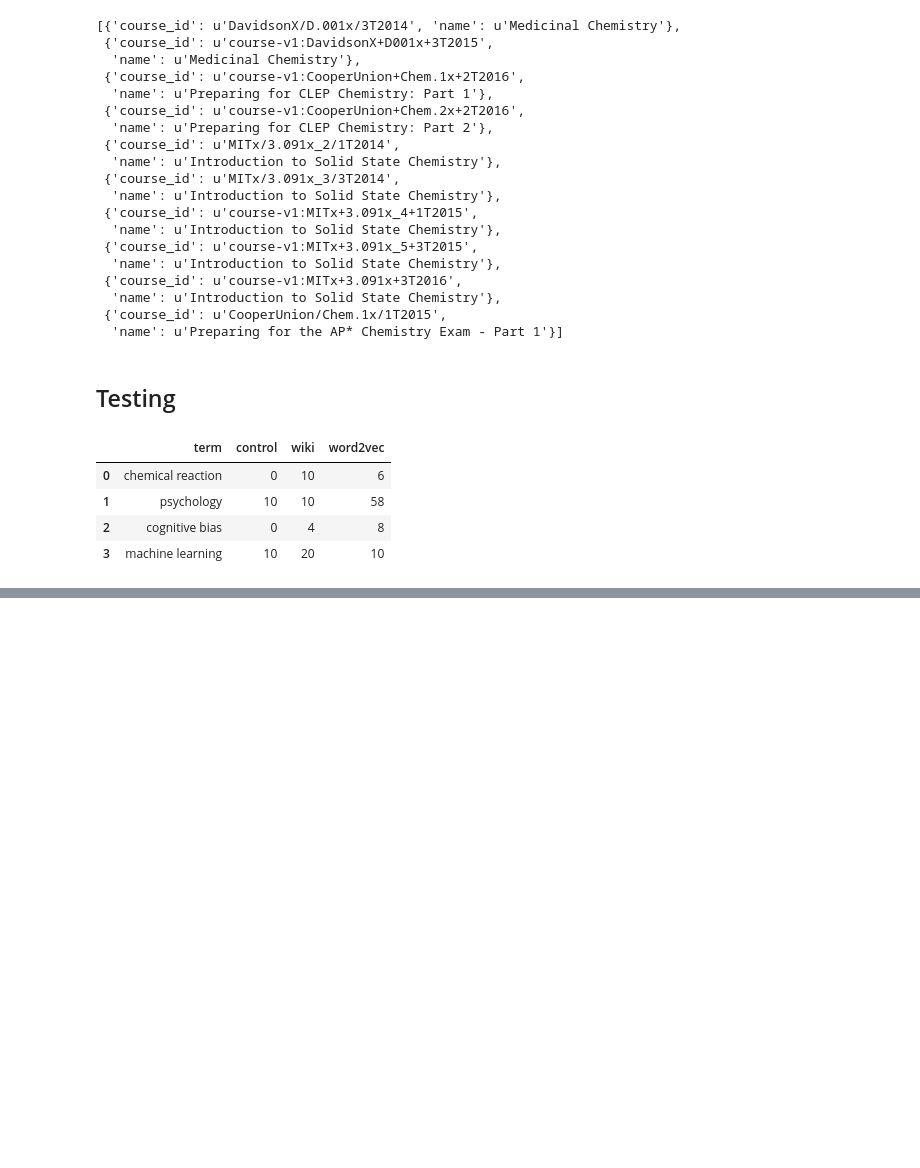
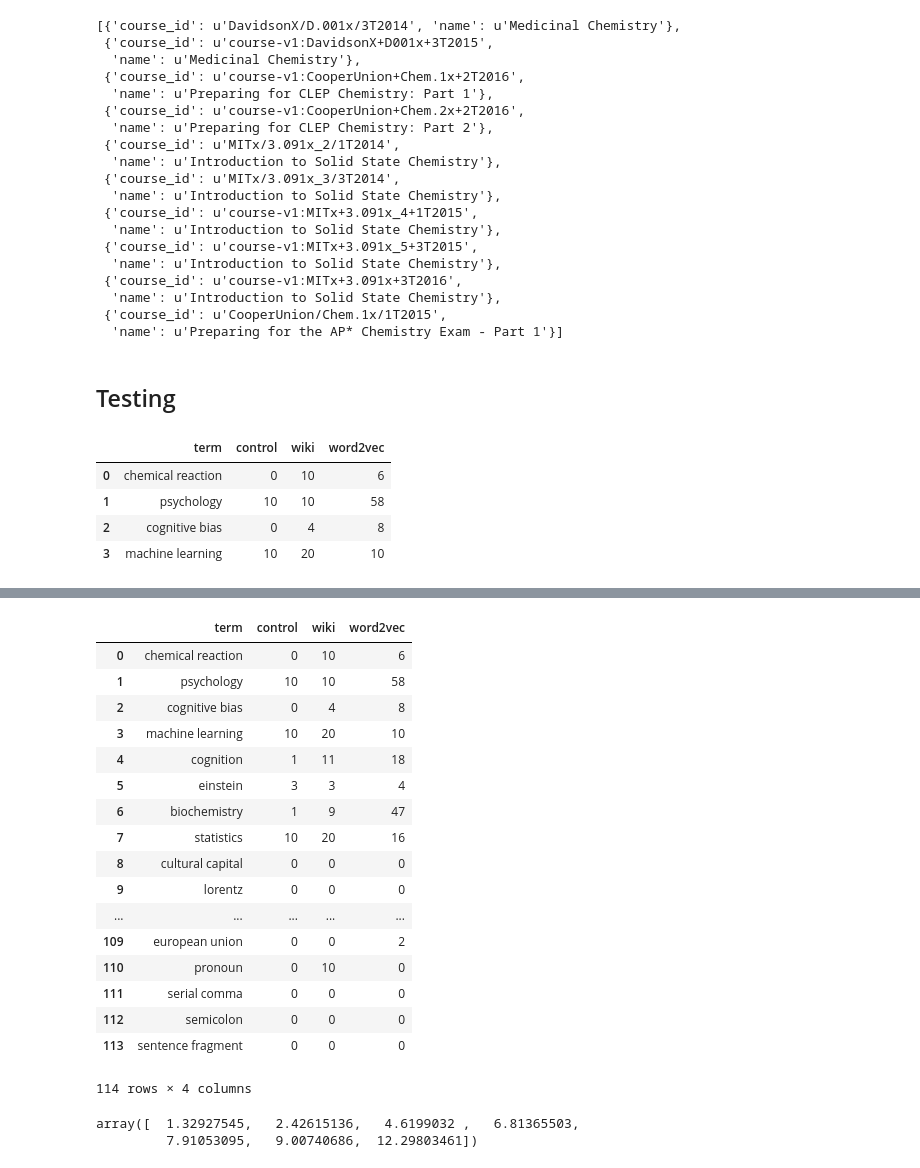
Before and after one commit to hathix/searchbetter, a Jupyter notebook: notebooks/search-engine.ipynb, the cells around one changed output, grey strips where cells are left out. Drawn from its saved outputs; the diff is of its cells as text; code cells hidden in the pictures; blank space fills up the shorter version.

```diff
--- a/notebooks/search-engine.ipynb
+++ b/notebooks/search-engine.ipynb
@@ -116,3 +117,8 @@ df
 | 1 | psychology | 10 | 10 | 58 |
 | 2 | cognitive bias | 0 | 4 | 8 |
 | 3 | machine learning | 10 | 20 | 10 |
+# %%
+with open('../test/test-search-terms/generic.txt', 'r') as f:
+    # read terms but chop the newlines
+    terms = [line.rstrip('\n') for line in f]
+    data = [stats(term) for term in terms]
@@ -118,0 +153,23 @@ df
+# %%
+df = pandas.DataFrame(columns=["term","control","wiki","word2vec"],data=data)
+# %%
+df
+# %% [output]
+|  | term | control | wiki | word2vec |
+| 0 | chemical reaction | 0 | 10 | 6 |
+| 1 | psychology | 10 | 10 | 58 |
+| 2 | cognitive bias | 0 | 4 | 8 |
+| 3 | machine learning | 10 | 20 | 10 |
+| 4 | cognition | 1 | 11 | 18 |
+| 5 | einstein | 3 | 3 | 4 |
+| 6 | biochemistry | 1 | 9 | 47 |
+| 7 | statistics | 10 | 20 | 16 |
+| 8 | cultural capital | 0 | 0 | 0 |
+| 9 | lorentz | 0 | 0 | 0 |
+| ... | ... | ... | ... | ... |
+| 109 | european union | 0 | 0 | 2 |
+| 110 | pronoun | 0 | 10 | 0 |
+| 111 | serial comma | 0 | 0 | 0 |
+| 112 | semicolon | 0 | 0 | 0 |
+| 113 | sentence fragment | 0 | 0 | 0 |
+114 rows × 4 columns
@@ -118,0 +184,5 @@ df
+# %%
+np.poly1d(np.polyfit(xs, ys, 1))(np.unique(xs))
+# %% [output]
+array([  1.32927545,   2.42615136,   4.6199032 ,   6.81365503,
+         7.91053095,   9.00740686,  12.29803461])
```
Also changed, not shown: parts of 14 cells of this notebook.
